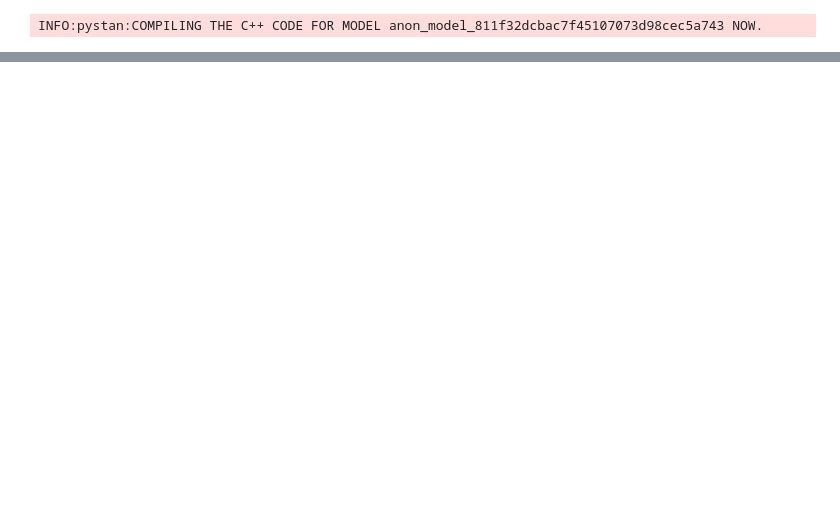
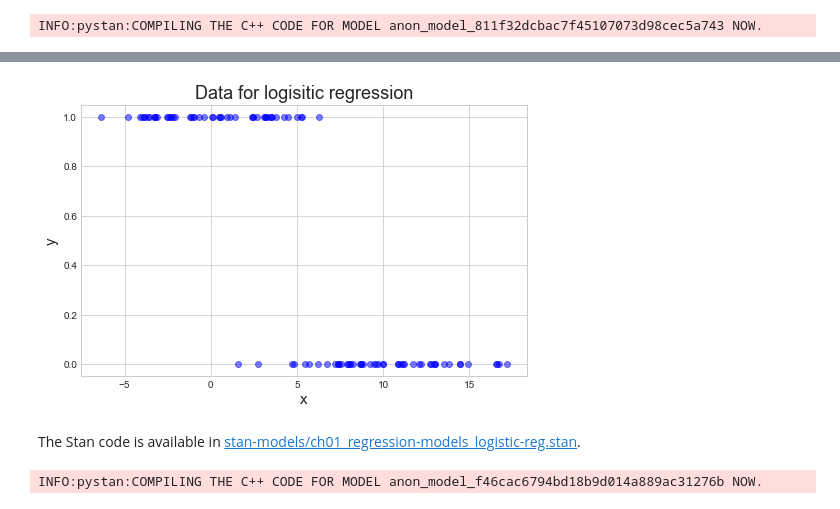
Before and after one commit to jhrcook/stan-user-guide-notes, a Jupyter notebook: notebooks/p1_example-models/ch01_regression-models.ipynb, the cells around one changed output, grey strips where cells are left out. Cells and saved outputs as stored; diff of their text form; code cells hidden in the pictures; blank space fills up the shorter version.

Commit message:
Chapter 1. Regression Models (cont.)

```diff
--- a/notebooks/p1_example-models/ch01_regression-models.ipynb
+++ b/notebooks/p1_example-models/ch01_regression-models.ipynb
@@ -111,0 +213,26 @@ array([[<matplotlib.axes._subplots.AxesSubplot object at 0x...>,
+# %%
+np.random.seed(123)
+
+N = 100
+
+alpha = 2.0
+
+g1_mean = 10.0
+g1_sigma = 3.0
+
+g2_mean = 0.0
+g2_sigma = 3.0
+
+x1 = np.random.normal(g1_mean, g1_sigma, int(N / 2.0))
+x2 = np.random.normal(g2_mean, g2_sigma, int(N / 2.0))
+x = np.concatenate((x1, x2))
+
+y = np.concatenate((np.repeat(0, N / 2), np.repeat(1, N / 2))).astype(np.int)
+
+plt.plot(x, y, 'bo', alpha = 0.5)
+plt.xlabel('x')
+plt.ylabel('y')
+plt.title('Data for logisitic regression')
+plt.show()
+# %% [output]
+[figure, added]
@@ -111,0 +245,6 @@ array([[<matplotlib.axes._subplots.AxesSubplot object at 0x...>,
+# %% [markdown]
+The Stan code is available in [stan-models/ch01_regression-models_logistic-reg.stan](stan-models/ch01_regression-models_logistic-reg.stan).
+# %%
+m_logreg = pystan.StanModel(file='stan-models/ch01_regression-models_logistic-reg.stan')
+# %% [output]
+INFO:pystan:COMPILING THE C++ CODE FOR MODEL anon_model_f46cac6794bd18b9d014a889ac31276b NOW.
```
Also changed, not shown: parts of 24 cells of this notebook, 9 other files.
